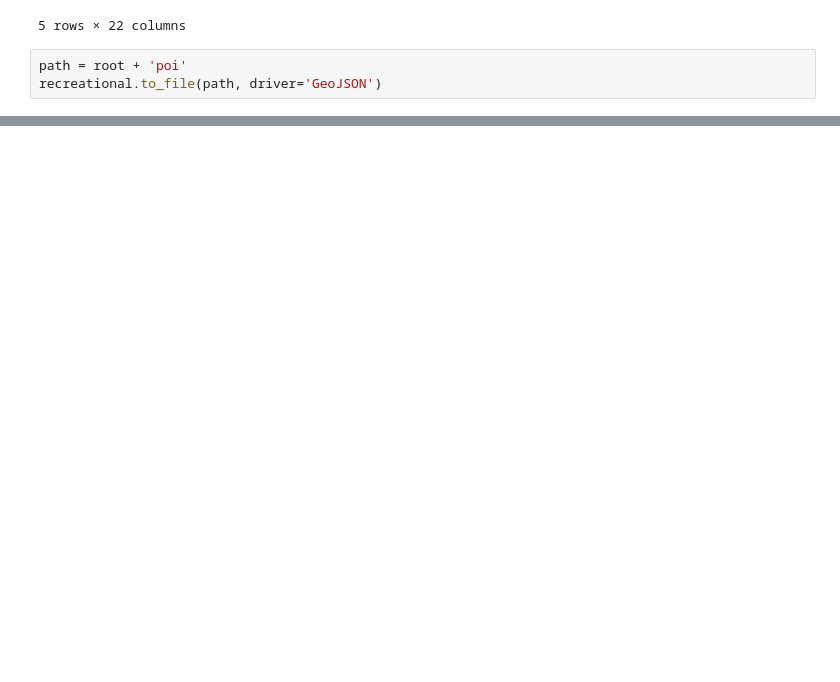
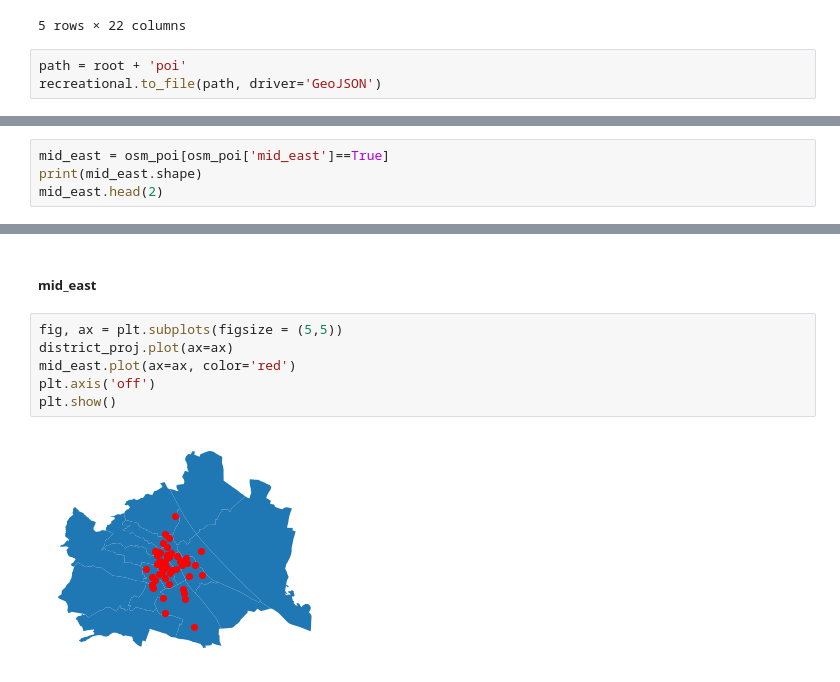
Before and after one commit to DamiAKinniyi/MaCAD-AIA22-A.EYE, a Jupyter notebook: 3. colab notebooks/poi.ipynb, the cells around one changed output, grey strips where cells are left out. Drawn from its saved outputs; the diff is of its cells as text; blank space fills up the shorter version.

```diff
--- a/3. colab notebooks/poi.ipynb
+++ b/3. colab notebooks/poi.ipynb
@@ -526,0 +623,4 @@ recreational.to_file(path, driver='GeoJSON')
+# %%
+mid_east = osm_poi[osm_poi['mid_east']==True]
+print(mid_east.shape)
+mid_east.head(2)
@@ -526,0 +722,10 @@ recreational.to_file(path, driver='GeoJSON')
+# %% [markdown]
+##### mid_east
+# %%
+fig, ax = plt.subplots(figsize = (5,5))
+district_proj.plot(ax=ax)
+mid_east.plot(ax=ax, color='red')
+plt.axis('off')
+plt.show()
+# %% [output]
+[figure, added]
```
Also changed, not shown: parts of 77 cells of this notebook, 1 other file.
